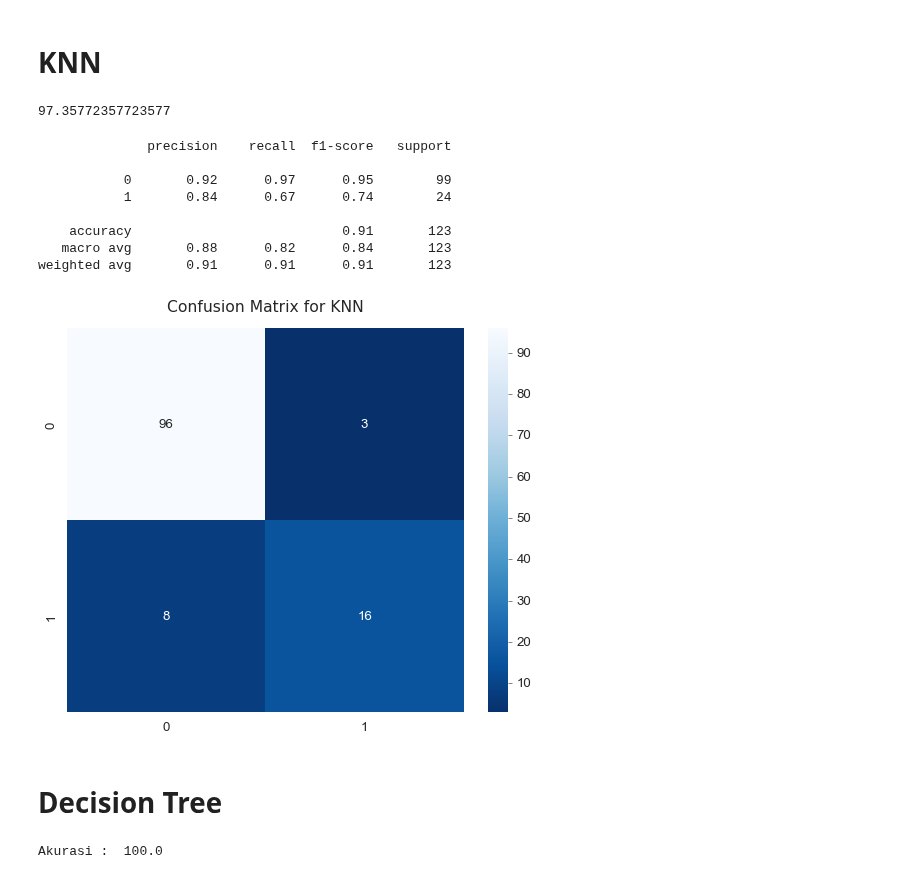
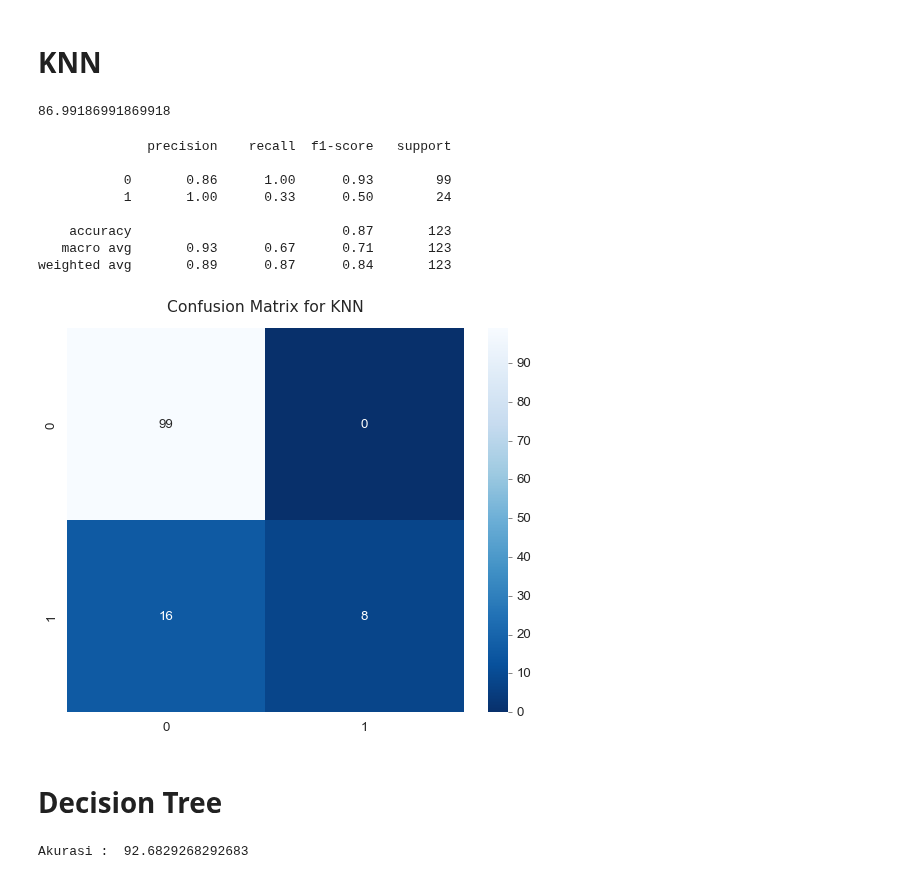
Before and after one commit to rifqicharisma/Belajar_Ai, a Jupyter notebook: Hepatitis C Prediction/main.ipynb, the cells around one changed output. Drawn from its saved outputs; the diff is of its cells as text; code cells hidden in the pictures.

```diff
--- a/Hepatitis C Prediction/main.ipynb
+++ b/Hepatitis C Prediction/main.ipynb
@@ -390,32 +392,32 @@ from sklearn.neighbors import KNeighborsClassifier
 knn = KNeighborsClassifier(n_neighbors=3, p=1)
 # %%
 knn.fit(X_train, y_train)
-knn_score = knn.score(X_train, y_train)
+knn_score = knn.score(X_test, y_test)
 print(knn_score*100)
 # %% [output]
-97.35772357723577
+86.99186991869918
 # %%
 # Confusion Matrix of KNN
 from sklearn.metrics import confusion_matrix, classification_report
 from sklearn import metrics
 sns.set_style("white")
 
-y_pred_rfc = model.predict(X_test)
-cf_matrix = confusion_matrix(y_test, y_pred_rfc)
+y_pred_knn = knn.predict(X_test)
+cf_matrix = confusion_matrix(y_test, y_pred_knn)
 sns.heatmap(cf_matrix, annot=True, cmap="Blues_r")
 plt.title("Confusion Matrix for KNN", fontsize=14, fontname="Helvetica", y=1.03);
 
-print(metrics.clarifqssification_report(y_test, y_pred_rfc))
+print(metrics.classification_report(y_test, y_pred_knn))
 # %% [output]
               precision    recall  f1-score   support
 
-           0       0.92      0.97      0.95        99
-           1       0.84      0.67      0.74        24
+           0       0.86      1.00      0.93        99
+           1       1.00      0.33      0.50        24
 
-    accuracy                           0.91       123
-   macro avg       0.88      0.82      0.84       123
-weighted avg       0.91      0.91      0.91       123
+    accuracy                           0.87       123
+   macro avg       0.93      0.67      0.71       123
+weighted avg       0.89      0.87      0.84       123
-[figure, old version]
+[figure, new version]
 # %% [markdown]
 # Decision Tree
 # %%
@@ -427,7 +429,7 @@ clf = DecisionTreeClassifier()
 clf = clf.fit(X_train, y_train)
 
 # menampilkan akurasi
-print("Akurasi : ",clf.score(X_train, y_train)*100)
+print("Akurasi : ",clf.score(X_test, y_test)*100)
 # %% [output]
-Akurasi :  100.0
+Akurasi :  92.6829268292683
 # %%
```
Also changed, not shown: parts of 15 cells of this notebook.
